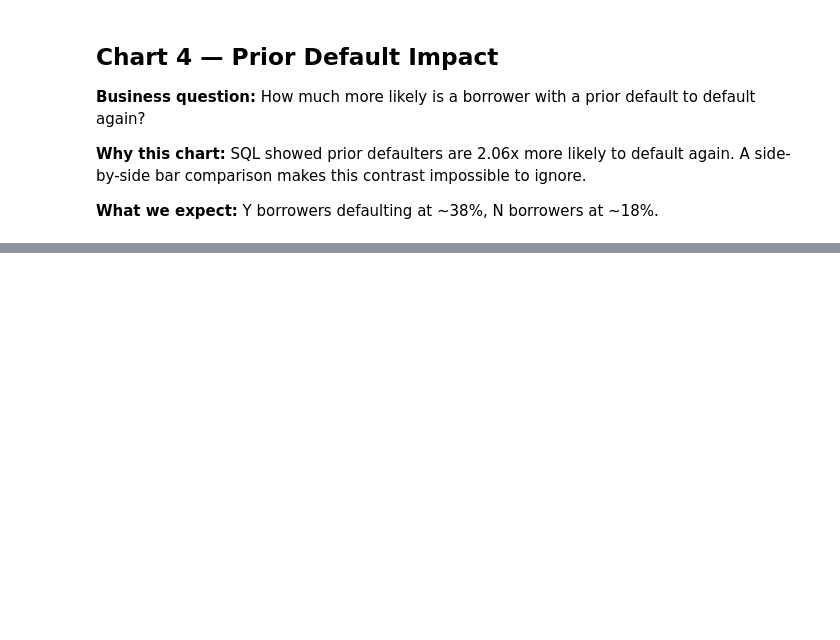
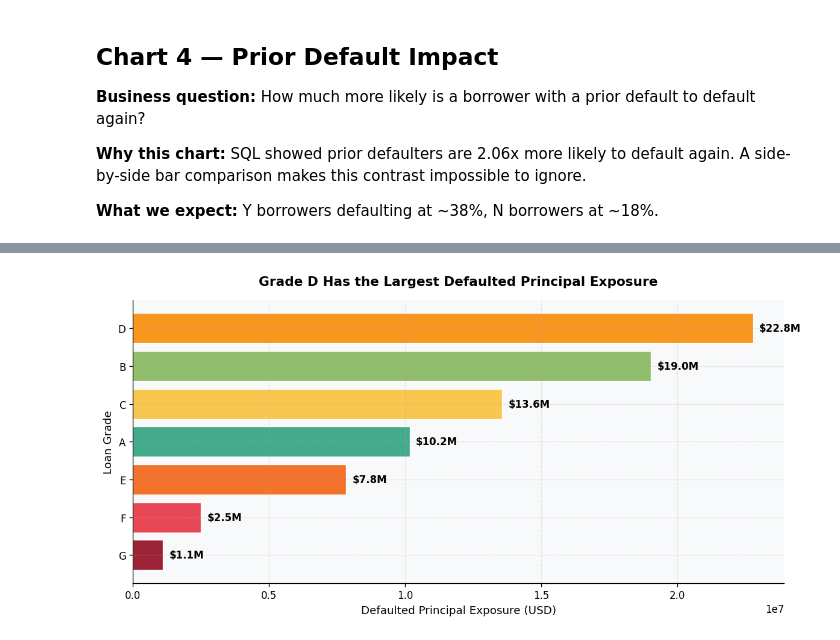
Before and after one commit to tsnuhithreddy/loan-default-risk-analysis, a Jupyter notebook: notebooks/Loan_default_risk_analysis.ipynb, the cells around one changed output, grey strips where cells are left out. Cells and saved outputs as stored; diff of their text form; code cells hidden in the pictures; blank space fills up the shorter version.

```diff
--- a/notebooks/Loan_default_risk_analysis.ipynb
+++ b/notebooks/Loan_default_risk_analysis.ipynb
@@ -353,9 +408,8 @@ Answering 10 business questions visually.
 Each chart is tied directly to a finding from the SQL analysis in Phase 6.
 Dataset: 32,416 cleaned loan records — FinTrust Lending Co.
 # %%
-# reload cleaned dataset for EDA
-# loading separately so EDA section works independently
-df = pd.read_csv('credit_risk_cleaned.csv')
+# EDA setup
+# Uses the cleaned and prepared dataset loaded earlier in the notebook
 
 # global chart settings
 plt.rcParams['figure.facecolor'] = 'white'
@@ -1419,0 +1223,79 @@ Insight: The early warning system provides a practical way to identify risky loa
+# %%
+# Chart 7 - Defaulted Principal Exposure by Loan Grade
+# Business Question:
+# Which loan grade has the largest principal exposure from defaulted loans?
+
+# Calculate total principal associated with defaulted loans
+exposure_data = (
+    df[df['loan_status'] == 1]
+      .groupby('loan_grade')['loan_amnt']
+      .sum()
+      .reset_index()
+)
+
+exposure_data.columns = ['loan_grade', 'total_exposure']
+exposure_data = exposure_data.sort_values('total_exposure', ascending=True)
+
+# Find the grade with the highest financial exposure
+highest_grade = exposure_data.loc[
+    exposure_data['total_exposure'].idxmax(),
+    'loan_grade'
+]
+
+# Create figure
+fig, ax = plt.subplots(figsize=(10, 5))
+
+# Create horizontal bars
+bars = ax.barh(
+    exposure_data['loan_grade'],
+    exposure_data['total_exposure'],
+    color=[GRADE_COLORS[g] for g in exposure_data['loan_grade']],
+    edgecolor='white',
+    linewidth=0.8
+)
+
+# Add exposure labels at the end of each bar
+for bar in bars:
+    width = bar.get_width()
+    ax.text(
+        width + (exposure_data['total_exposure'].max() * 0.01),
+        bar.get_y() + bar.get_height() / 2,
+        f'${width/1e6:.1f}M',
+        va='center',
+        fontsize=10,
+        fontweight='bold'
+    )
+
+# Chart title
+ax.set_title(
+    f'Grade {highest_grade} Has the Largest Defaulted Principal Exposure',
+    fontsize=13,
+    fontweight='bold',
+    pad=15
+)
+
+# Axis labels
+ax.set_xlabel('Defaulted Principal Exposure (USD)',fontsize=11)
+ax.set_ylabel('Loan Grade', fontsize=11)
+
+plt.tight_layout()
+plt.savefig('chart7_defaulted_principal_exposure_by_grade.png', dpi=150, bbox_inches='tight')
+plt.show()
+
+print(
+    f'Insight: Grade {highest_grade} has the largest '
+    'defaulted principal exposure in the portfolio.'
+)
+
+print(
+    'Insight: Absolute exposure depends on both default risk '
+    'and the number and size of loans within each grade.'
+)
+
+print(
+    'Insight: Reducing high-risk lending exposure in the grades '
+    'with the largest defaulted principal could materially reduce '
+    'portfolio risk.'
+)
+# %% [output]
+[figure, added]
```
Also changed, not shown: parts of 51 cells of this notebook.
